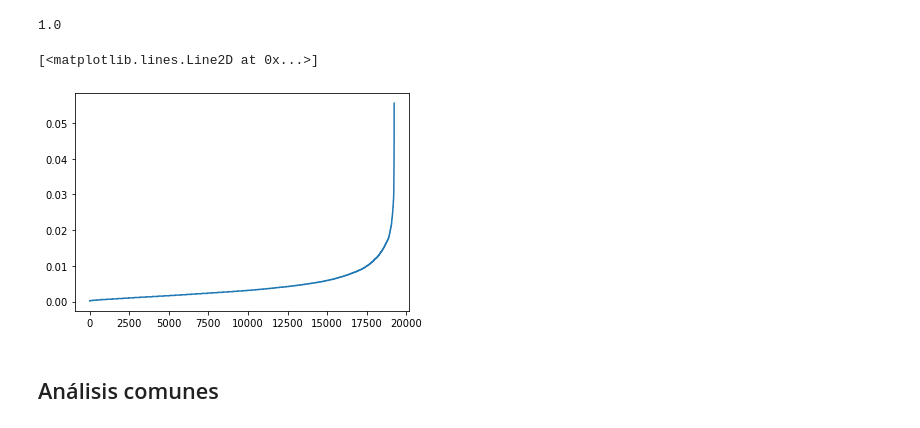
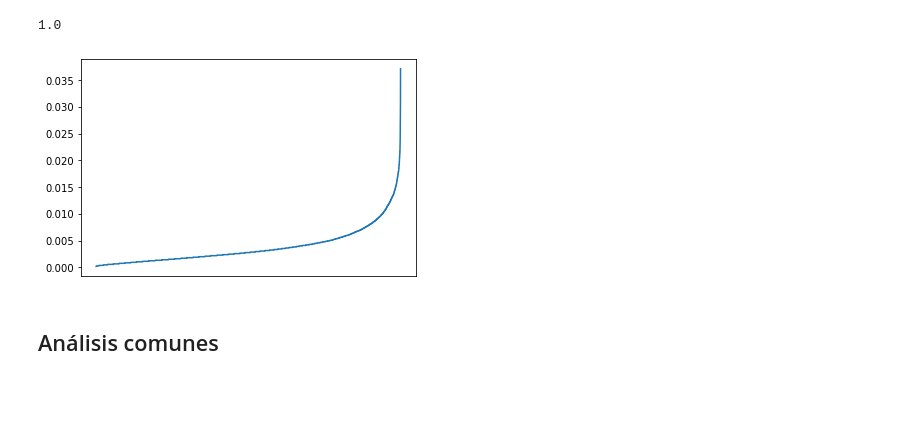
Before and after one commit to Fuminides/context-art-classification, a Jupyter notebook: Context Annotation Analysis.ipynb, the cells around one changed output. Saved outputs shown, nothing was run; the diff lists cells and outputs as text; code cells hidden in the pictures; blank space fills up the shorter version.

Commit message:
Visualization gallery support

```diff
--- a/Context Annotation Analysis.ipynb
+++ b/Context Annotation Analysis.ipynb
@@ -2,7 +2,8 @@
 import numpy as np
 import pandas as pd
 import matplotlib.pyplot as plt
-
+import seaborn as sns
+sns.set()
 
 import annotation_analysis as an
 from Data import symbol_graph as sg
@@ -14,2 +15,2 @@ reload(an); reload(sg); reload(text_encoding)
 # %%
-an.args_dict.dir_dataset = r'E:\Mi unidad\Code\SemArt\\'
+an.args_dict.dir_dataset = r'/home/javierfumanal/Documents/GitHub/SemArt/'
@@ -75,10 +153,10 @@ np.mean(chosen_coded_semart_train.sum(axis=1)>0)
 # %% [output]
 1.0
 # %%
-plt.plot(np.sort(chosen_coded_semart_train.mean(axis=1), axis=0))
+plt.plot(np.sort((chosen_coded_semart_train>0).mean(axis=1), axis=0)); plt.xticks([]);
+plt.savefig('Big_density.pdf')
 # %% [output]
-[<matplotlib.lines.Line2D at 0x...>]
-[figure, old version]
+[figure, new version]
 # %% [markdown]
 ## Análisis comunes
 # %%
```
Also changed, not shown: parts of 22 cells of this notebook, 2 other files.
